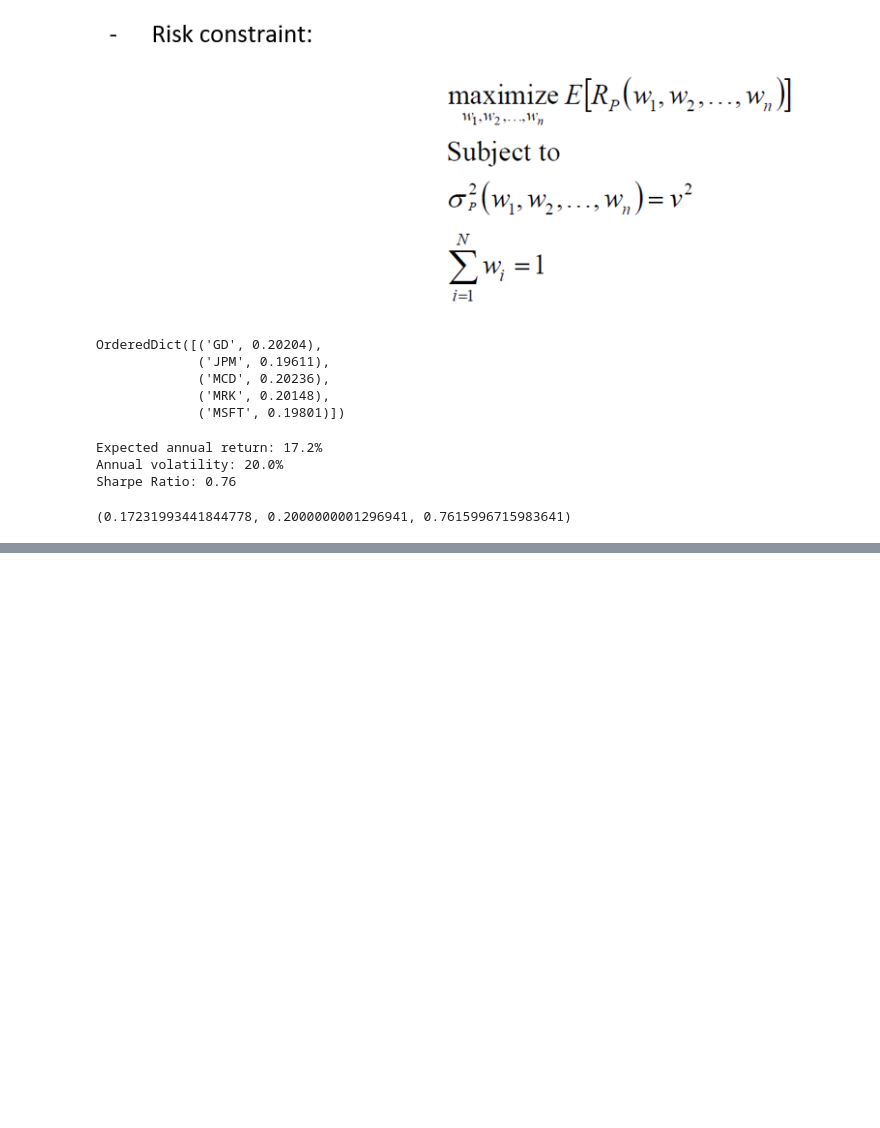
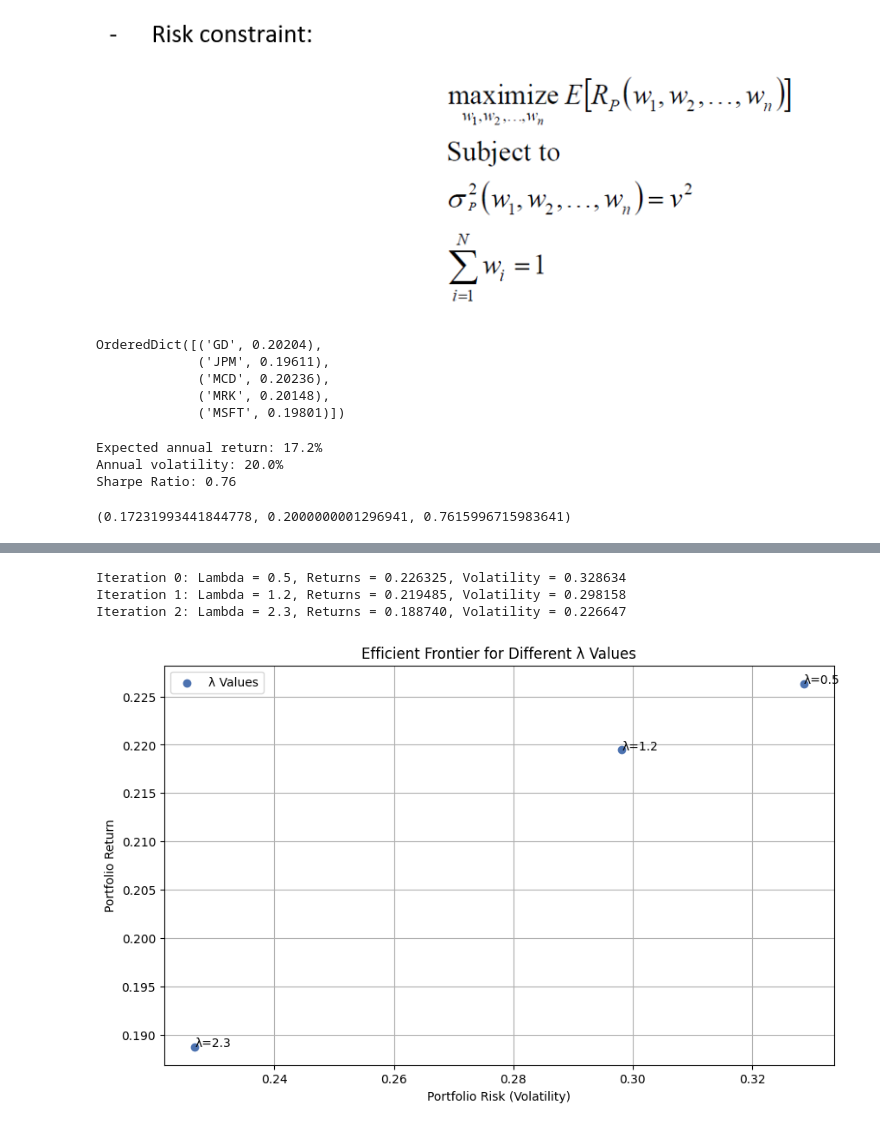
Before and after one commit to AlienX77-cmd/Computational-Finance, a Jupyter notebook: Computational_Finance_Homework_4_Portfolio_Optimization_Programing_6310505688_Kittipak.ipynb, the cells around one changed output, grey strips where cells are left out. Drawn from its saved outputs; the diff is of its cells as text; code cells hidden in the pictures; blank space fills up the shorter version.

```diff
--- a/Computational_Finance_Homework_4_Portfolio_Optimization_Programing_6310505688_Kittipak.ipynb
+++ b/Computational_Finance_Homework_4_Portfolio_Optimization_Programing_6310505688_Kittipak.ipynb
@@ -382,0 +406,40 @@ plt.show()
+# %%
+# Create the EfficientFrontier object
+ef = EfficientFrontier(mu, S)
+
+# Define the λ values you want to use
+lambdas = [0.5, 1.2, 2.3]
+
+# Initialize lists to store results
+portfolio_returns = []
+portfolio_volatilities = []
+
+i = 0
+
+# Perform Mean-Variance Optimization for each λ
+for lam in lambdas:
+  weights = ef.max_quadratic_utility(risk_aversion=lam) # Perform the optimization
+  returns, volatility, sharpe = ef.portfolio_performance(verbose=False) # returns
+  portfolio_returns.append(returns); portfolio_volatilities.append(volatility)
+
+  print(f"Iteration {i}: Lambda = {lam}, Returns = {returns:.6f}, Volatility = {volatility:.6f}")
+  i+=1
+
+# Plot the Efficient Frontier
+plt.figure(figsize=(10, 6))
+plt.scatter(portfolio_volatilities, portfolio_returns, marker='o', label="λ Values")
+
+for i, lam in enumerate(lambdas):
+    plt.annotate(f'λ={lam}', (portfolio_volatilities[i], portfolio_returns[i]))
+
+plt.title('Efficient Frontier for Different λ Values')
+plt.xlabel('Portfolio Risk (Volatility)')
+plt.ylabel('Portfolio Return')
+plt.legend()
+plt.grid(True)
+plt.show()
+# %% [output]
+Iteration 0: Lambda = 0.5, Returns = 0.226325, Volatility = 0.328634
+Iteration 1: Lambda = 1.2, Returns = 0.219485, Volatility = 0.298158
+Iteration 2: Lambda = 2.3, Returns = 0.188740, Volatility = 0.226647
+[figure, added]
```
Also changed, not shown: parts of 7 cells of this notebook.
